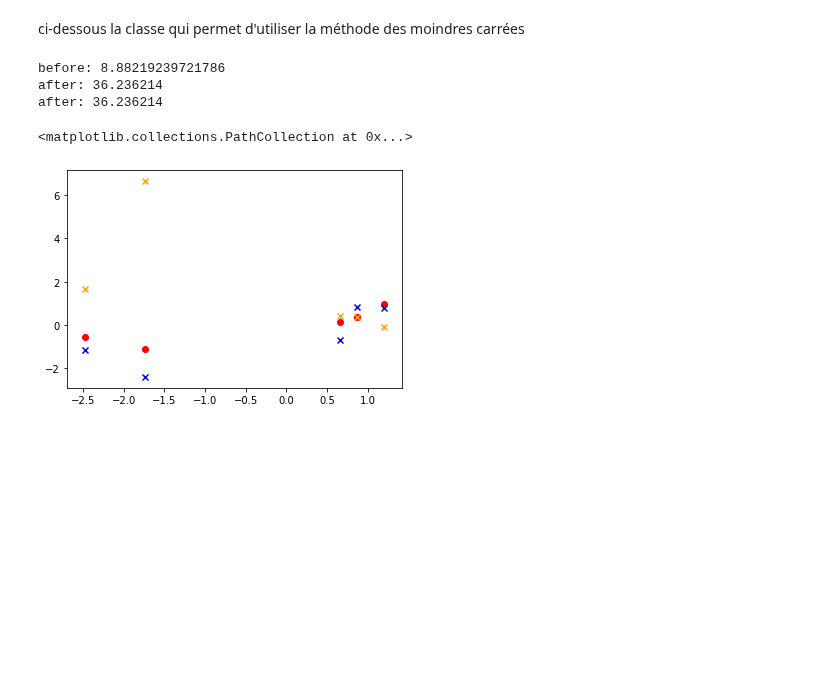
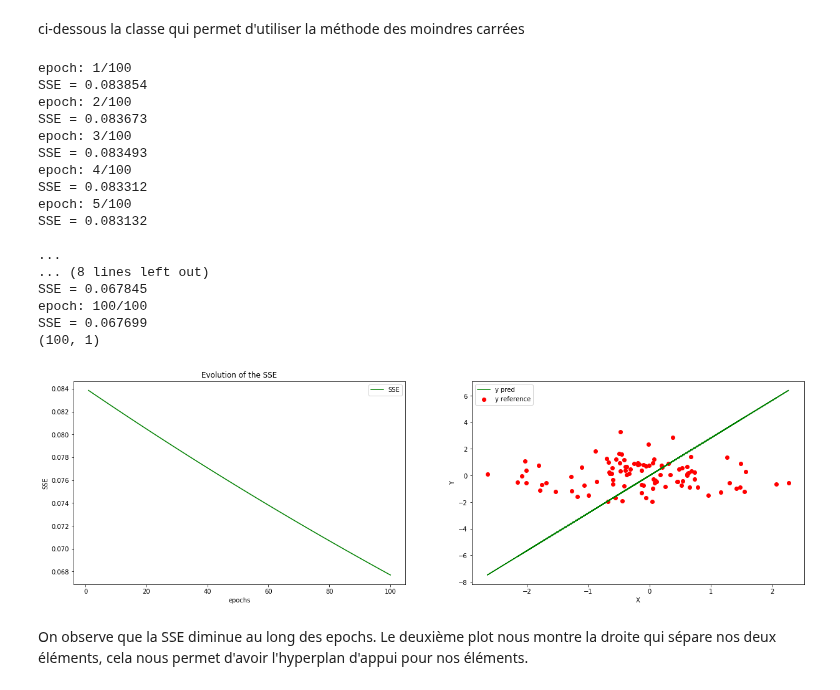
Before and after one commit to baptisteesteban/OCVXII, a Jupyter notebook: charles.ginane.part2.ipynb, the cells around one changed output. Cells and saved outputs as stored; diff of their text form; code cells hidden in the pictures; blank space fills up the shorter version.

Commit message:
PART2: doing q2.11

```diff
--- a/charles.ginane.part2.ipynb
+++ b/charles.ginane.part2.ipynb
@@ -172,34 +234,37 @@ class least_square:
-# %%
-n_features = 2
-n_features_info = 2
-n_samples = 5
-
-X = np.random.randn(n_samples, n_features)
-
-l = least_square(X)
-Y = l.run()
-
-print("before: %s" % l.compute_SSE())
-
-# Plot
-fig = plt.figure()
-ax = fig.add_subplot(111)
-ax.scatter(X[:,0], X[:,1],c='r', marker='o')
-
-ax.scatter(X[:,0], Y,c='b', marker='x')
-
-#print(l.compute_SSE())
-
-after_reg = l.tikhonov_reg(0.1)
-print("after: %f" % l.compute_SSE())
-
-after_reg = l.tikhonov_reg(0.1)
-print("after: %f" % l.compute_SSE())
-
-ax.scatter(X[:,0], after_reg,c='orange', marker='x')
-# %% [output]
-before: 8.88219239721786
-after: 36.236214
-after: 36.236214
-<matplotlib.collections.PathCollection at 0x...>
-[figure, removed]
+# %%
+n_features = 1   # = P (number of features)
+n_samples = 100  # = N (number of elements)
+
+
+# Create dataset
+X = np.random.randn(n_samples, n_features)
+Y = np.random.randn(n_samples)
+
+# Create the least_square and doing a L2 regression
+l = least_square(X)
+l.tikhonov_reg(0.1, y=Y, max_iter=100)
+
+
+# plot results
+l.plot(Y)
+# %% [output]
+epoch: 1/100
+SSE = 0.083854
+epoch: 2/100
+SSE = 0.083673
+epoch: 3/100
+SSE = 0.083493
+epoch: 4/100
+SSE = 0.083312
+epoch: 5/100
+SSE = 0.083132
+
+...
+... (8 lines left out)
+SSE = 0.067845
+epoch: 100/100
+SSE = 0.067699
+(100, 1)
+[figure, added]
+# %% [markdown]
+On observe que la SSE diminue au long des epochs. Le deuxième plot nous montre la droite qui sépare nos deux éléments, cela nous permet d'avoir l'hyperplan d'appui pour nos éléments.
```
Also changed, not shown: parts of 2 cells of this notebook.
